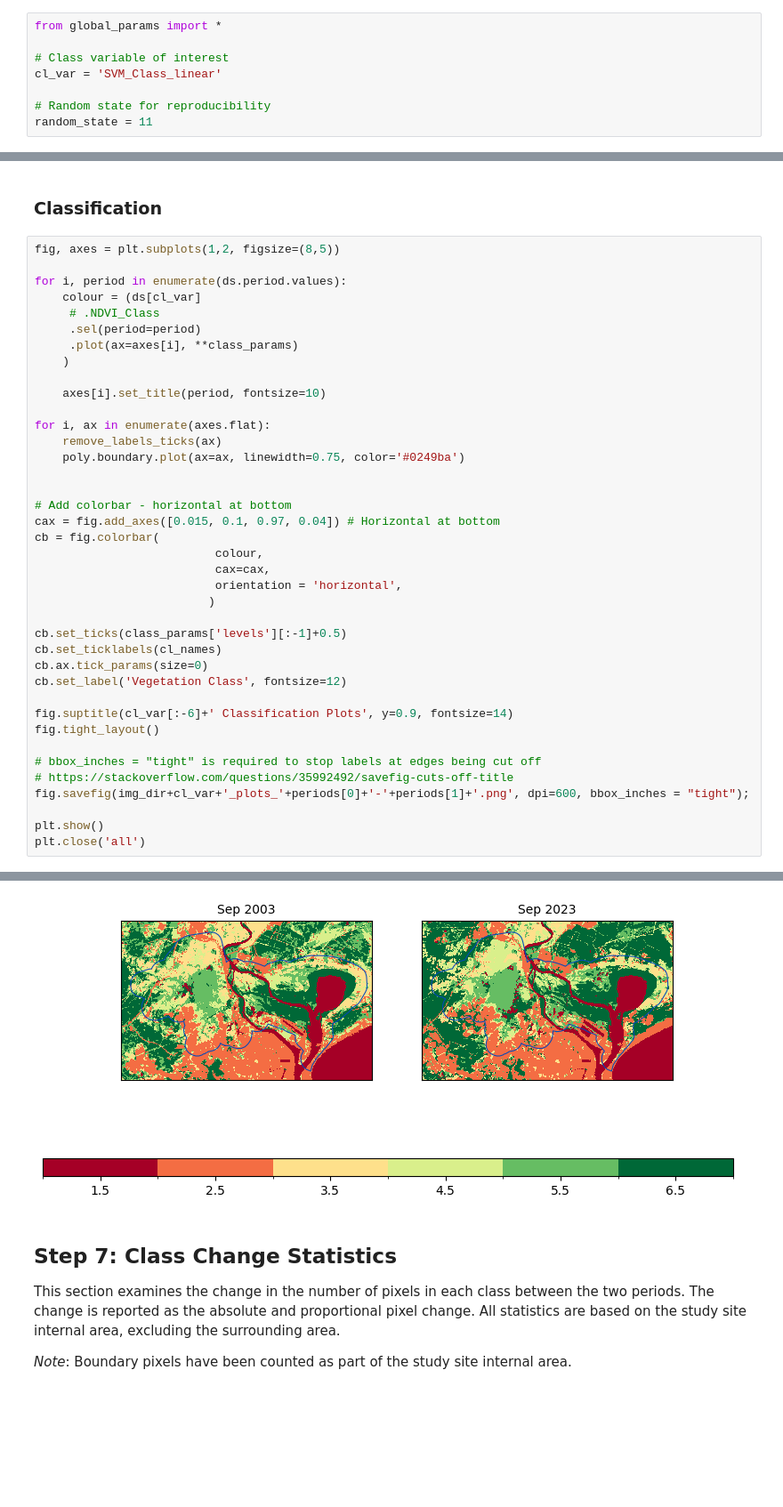
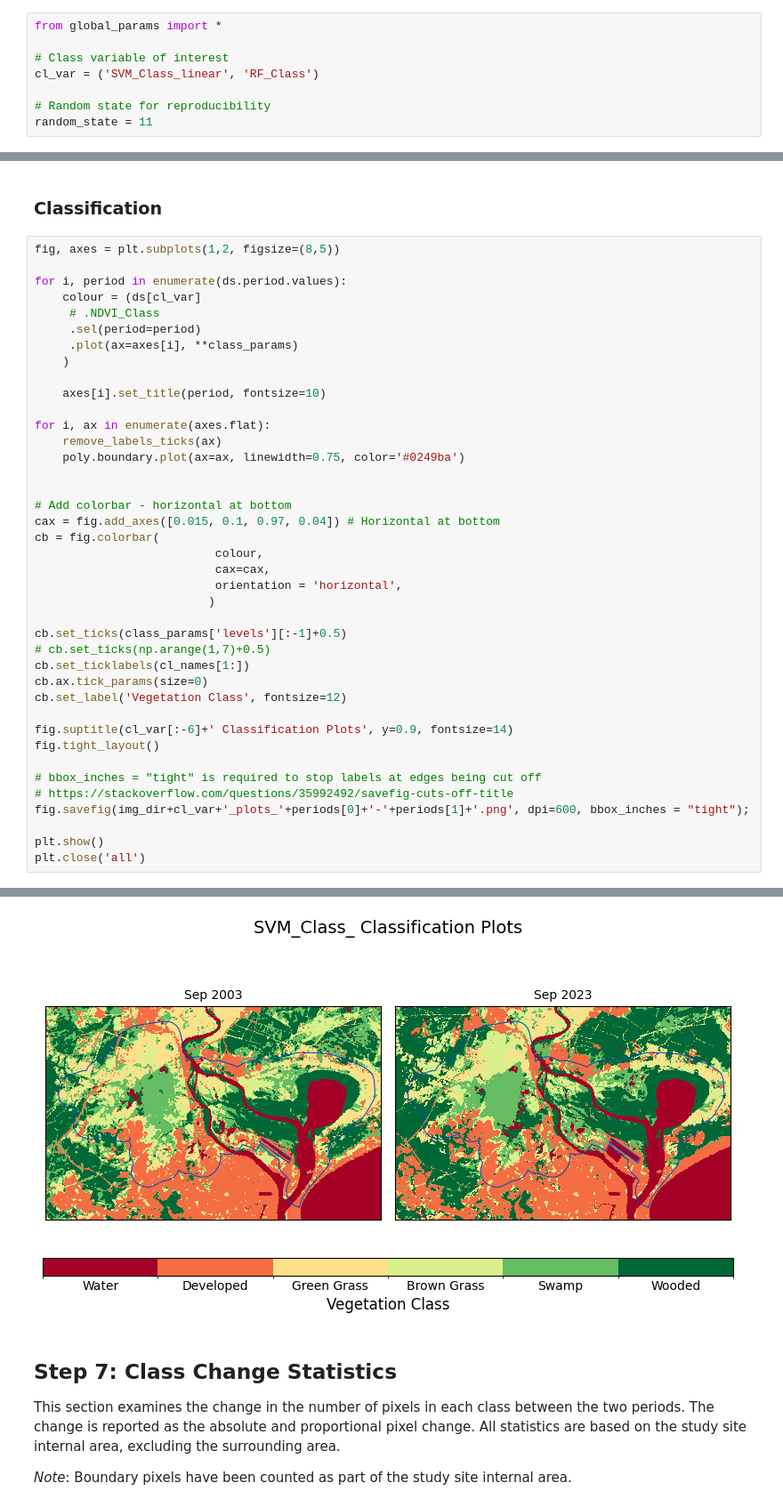
Before and after one commit to mjdear68/Hunter_Estuary_KBA, a Jupyter notebook: nbk/post_class_analysis.ipynb, the cells around one changed output, grey strips where cells are left out. Shown: that part at 89% size. Saved outputs shown, nothing was run; the diff lists cells and outputs as text; blank space fills up the shorter version.

```diff
--- a/nbk/post_class_analysis.ipynb
+++ b/nbk/post_class_analysis.ipynb
@@ -35,7 +35,7 @@ from custom_functions import *
 from global_params import *
 
 # Class variable of interest
-cl_var = 'SVM_Class_linear'
+cl_var = ('SVM_Class_linear', 'RF_Class')
 
 # Random state for reproducibility
 random_state = 11
@@ -142,7 +142,8 @@ cb = fig.colorbar(
                          )
 
 cb.set_ticks(class_params['levels'][:-1]+0.5)
-cb.set_ticklabels(cl_names)
+# cb.set_ticks(np.arange(1,7)+0.5)
+cb.set_ticklabels(cl_names[1:])
 cb.ax.tick_params(size=0)
 cb.set_label('Vegetation Class', fontsize=12)
 
@@ -160,4 +160,4 @@ ValueError: The number of FixedLocator locations (6), usually from a call to set
-[figure, old version]
+[figure, new version]
 # %% [markdown]
 ## Step 7: Class Change Statistics
 This section examines the change in the number of pixels in each class between the two periods. The change is reported as the absolute and proportional pixel change. All statistics are based on the study site internal area, excluding the surrounding area.
```
Also changed, not shown: parts of 16 cells of this notebook, 1 other file.
